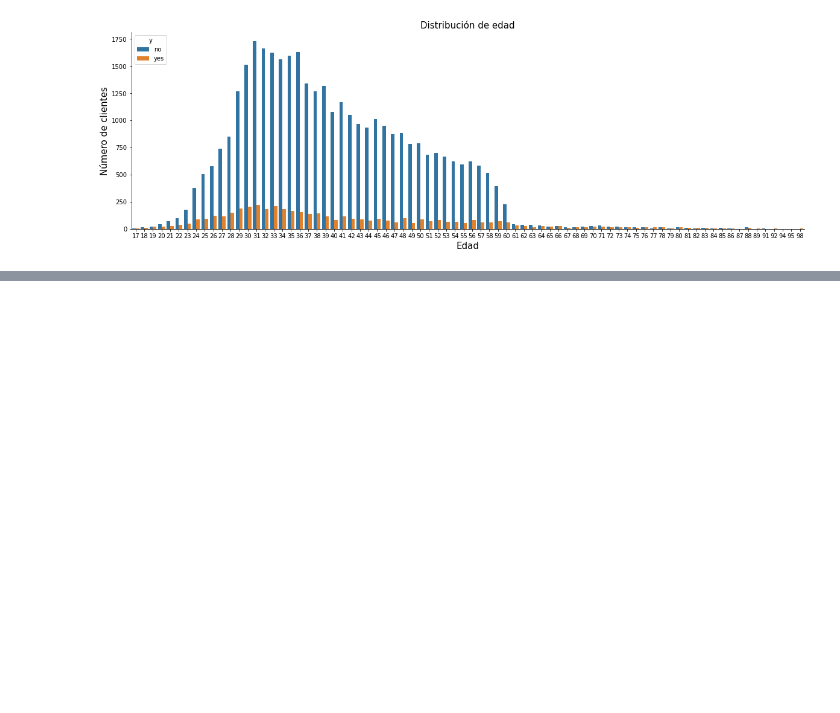
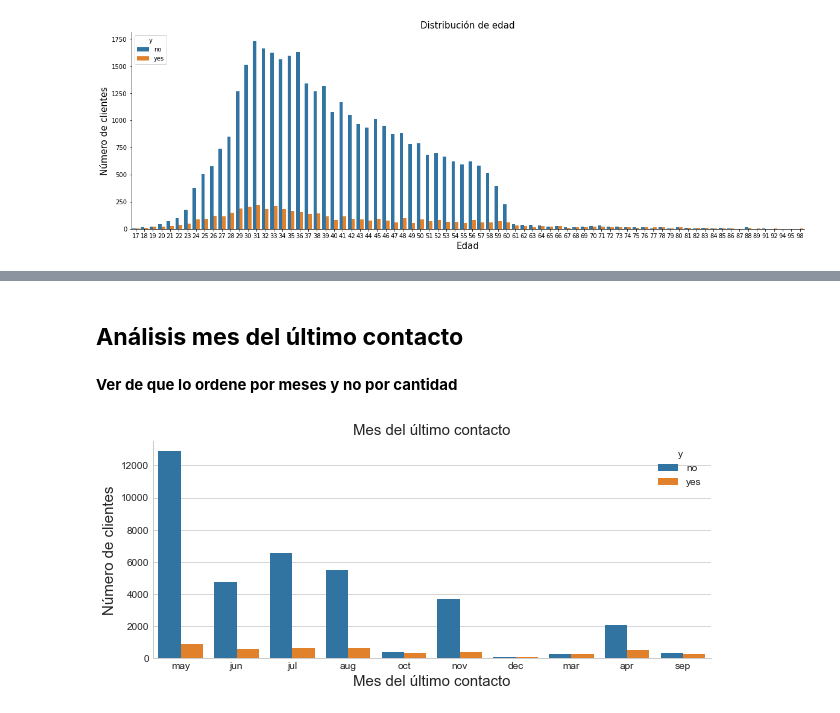
Before and after one commit to BenkosT/TP_Clasificacion, a Jupyter notebook: Notebooks/Clasificacion.ipynb, the cells around one changed output, grey strips where cells are left out. Saved outputs shown, nothing was run; the diff lists cells and outputs as text; code cells hidden in the pictures; blank space fills up the shorter version.

```diff
--- a/Notebooks/Clasificacion.ipynb
+++ b/Notebooks/Clasificacion.ipynb
@@ -137,0 +168,14 @@ sns.despine()
+# %% [markdown]
+## **Análisis mes del último contacto** ##
+# %% [markdown]
+**Ver de que lo ordene por meses y no por cantidad**
+# %%
+fig, ax = plt.subplots()
+fig.set_size_inches(10, 4)
+sns.countplot(x = "month",hue = "y", data = data)
+ax.set_xlabel("Mes del último contacto", fontsize=15)
+ax.set_ylabel('Número de clientes', fontsize=15)
+ax.set_title('Mes del último contacto', fontsize=15)
+sns.despine()
+# %% [output]
+[figure, added]
```
Also changed, not shown: parts of 14 cells of this notebook.
